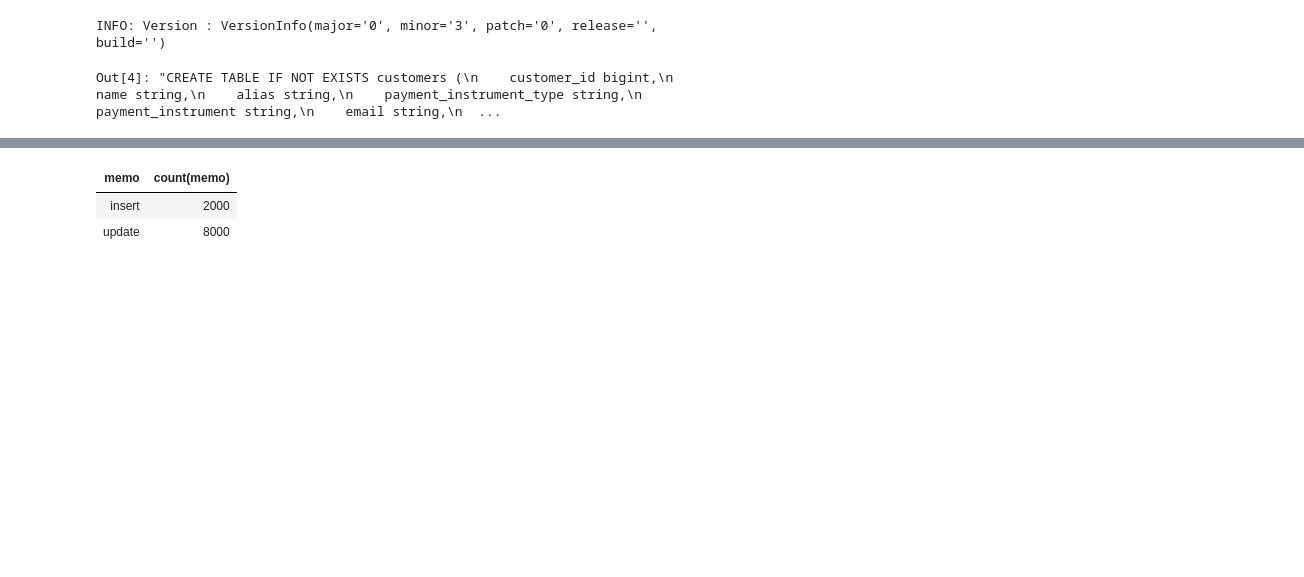
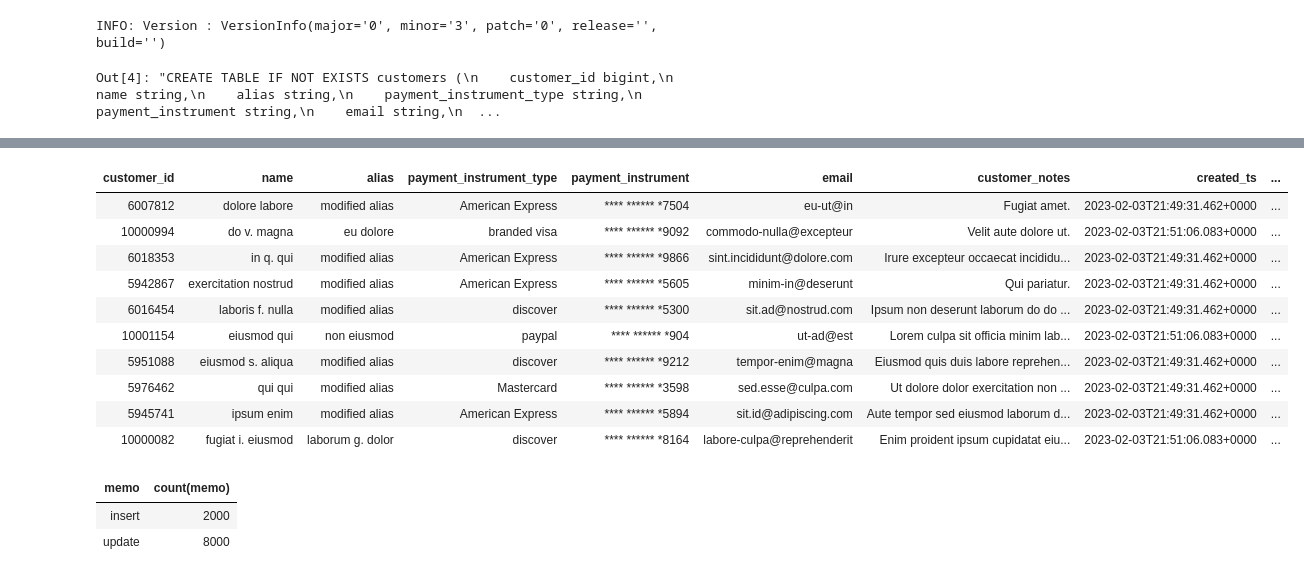
Before and after one commit to sastafford/lakehouse_playground, a Jupyter notebook: sql/MERGE INTO.ipynb, the cells around one changed output, grey strips where cells are left out. Cells and saved outputs as stored; diff of their text form; code cells hidden in the pictures; blank space fills up the shorter version.

```diff
--- a/sql/MERGE INTO.ipynb
+++ b/sql/MERGE INTO.ipynb
@@ -177,5 +151,23 @@ Showing the first 1000 rows.
 # %%
 df_changes.createOrReplaceTempView("change_set")
+# %%
+%sql
+
+SELECT *
+FROM change_set
+LIMIT 10
+# %% [output]
+| customer_id | name | alias | payment_instrument_type | payment_instrument | email | customer_notes | created_ts | ... |
+| 6007812 | dolore labore | modified alias | American Express | **** ****** *7504 | eu-ut@in | Fugiat amet. | 2023-02-03T21:49:31.462+0000 | ... |
+| 10000994 | do v. magna | eu dolore | branded visa | **** ****** *9092 | commodo-nulla@excepteur | Velit aute dolore ut. | 2023-02-03T21:51:06.083+0000 | ... |
+| 6018353 | in q. qui | modified alias | American Express | **** ****** *9866 | sint.incididunt@dolore.com | Irure excepteur occaecat incididu... | 2023-02-03T21:49:31.462+0000 | ... |
+| 5942867 | exercitation nostrud | modified alias | American Express | **** ****** *5605 | minim-in@deserunt | Qui pariatur. | 2023-02-03T21:49:31.462+0000 | ... |
+| 6016454 | laboris f. nulla | modified alias | discover | **** ****** *5300 | sit.ad@nostrud.com | Ipsum non deserunt laborum do do ... | 2023-02-03T21:49:31.462+0000 | ... |
+| 10001154 | eiusmod qui | non eiusmod | paypal | **** ****** *904 | ut-ad@est | Lorem culpa sit officia minim lab... | 2023-02-03T21:51:06.083+0000 | ... |
+| 5951088 | eiusmod s. aliqua | modified alias | discover | **** ****** *9212 | tempor-enim@magna | Eiusmod quis duis labore reprehen... | 2023-02-03T21:49:31.462+0000 | ... |
+| 5976462 | qui qui | modified alias | Mastercard | **** ****** *3598 | sed.esse@culpa.com | Ut dolore dolor exercitation non ... | 2023-02-03T21:49:31.462+0000 | ... |
+| 5945741 | ipsum enim | modified alias | American Express | **** ****** *5894 | sit.id@adipiscing.com | Aute tempor sed eiusmod laborum d... | 2023-02-03T21:49:31.462+0000 | ... |
+| 10000082 | fugiat i. eiusmod | laborum g. dolor | discover | **** ****** *8164 | labore-culpa@reprehenderit | Enim proident ipsum cupidatat eiu... | 2023-02-03T21:51:06.083+0000 | ... |
 # %%
 %sql
 
```
Also changed, not shown: parts of 7 cells of this notebook.
